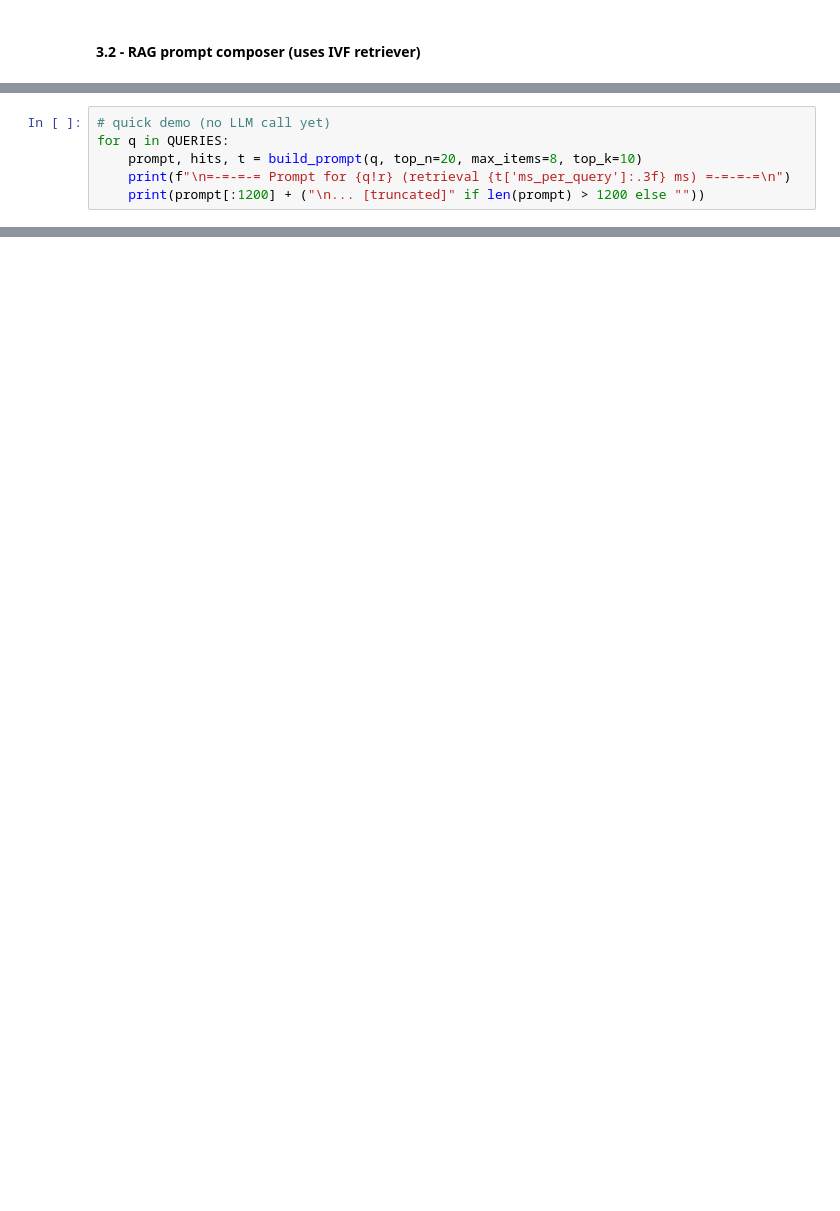
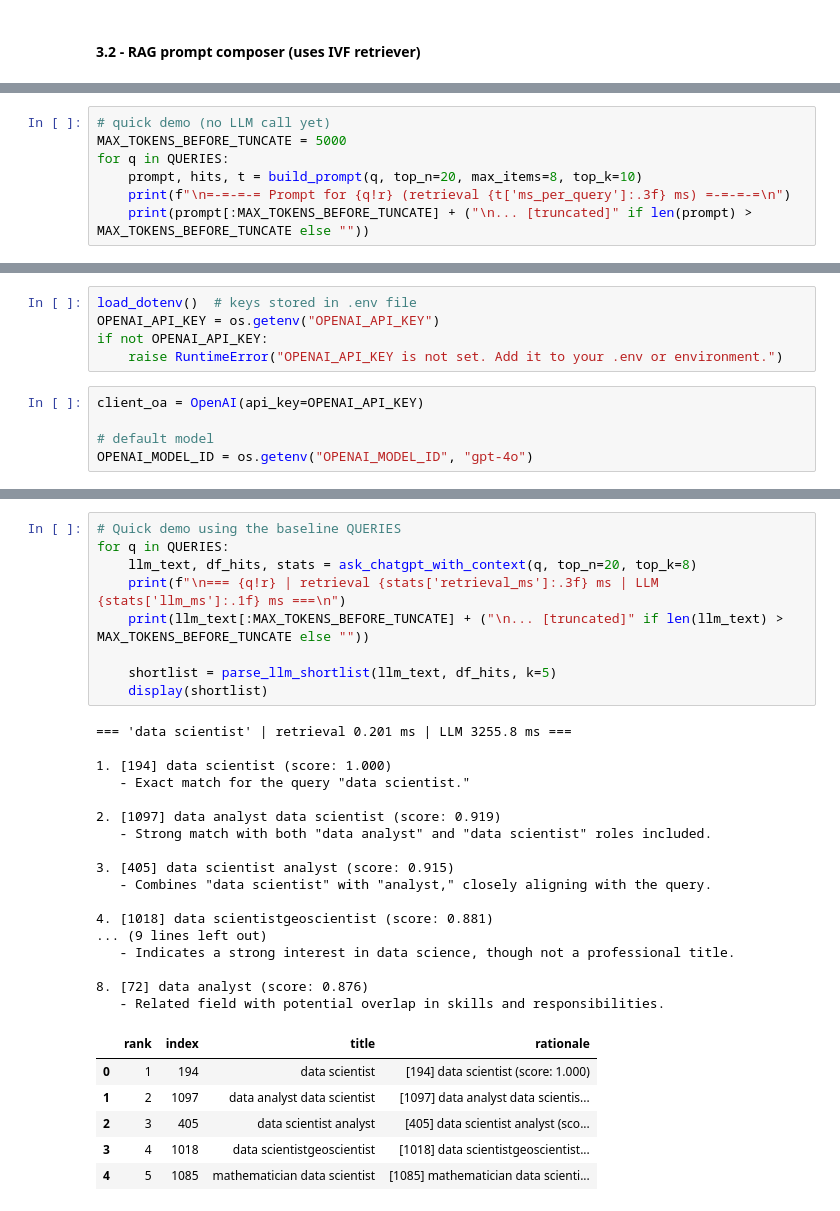
Before and after one commit to FederCO23/Potential_Talents_-_Yc1Y0PqXJsbGtBoy, a Jupyter notebook: Potential_Talents_part6.ipynb, the cells around one changed output, grey strips where cells are left out. Drawn from its saved outputs; the diff is of its cells as text; blank space fills up the shorter version.

Commit message:
Add RAG: retriever + prompt builder + OpenAI API connection and results parser

```diff
--- a/Potential_Talents_part6.ipynb
+++ b/Potential_Talents_part6.ipynb
@@ -665,8 +694,9 @@ def build_prompt(query: str, top_n: int = 20, max_items: int = 8, top_k: int = 1
     return prompt, df_hits, stats
 # %%
 # quick demo (no LLM call yet)
+MAX_TOKENS_BEFORE_TUNCATE = 5000
 for q in QUERIES:
     prompt, hits, t = build_prompt(q, top_n=20, max_items=8, top_k=10)
     print(f"\n=-=-=-= Prompt for {q!r} (retrieval {t['ms_per_query']:.3f} ms) =-=-=-=\n")
-    print(prompt[:1200] + ("\n... [truncated]" if len(prompt) > 1200 else ""))
+    print(prompt[:MAX_TOKENS_BEFORE_TUNCATE] + ("\n... [truncated]" if len(prompt) > MAX_TOKENS_BEFORE_TUNCATE else ""))
 # %% [output]
@@ -689,0 +725,10 @@ Task: Return the {top_k} best-matching titles with one-line rationale each.
+# %%
+load_dotenv()  # keys stored in .env file
+OPENAI_API_KEY = os.getenv("OPENAI_API_KEY")
+if not OPENAI_API_KEY:
+    raise RuntimeError("OPENAI_API_KEY is not set. Add it to your .env or environment.")
+# %%
+client_oa = OpenAI(api_key=OPENAI_API_KEY)
+
+# default model
+OPENAI_MODEL_ID = os.getenv("OPENAI_MODEL_ID", "gpt-4o")
@@ -689,0 +821,33 @@ Task: Return the {top_k} best-matching titles with one-line rationale each.
+# %%
+# Quick demo using the baseline QUERIES
+for q in QUERIES:
+    llm_text, df_hits, stats = ask_chatgpt_with_context(q, top_n=20, top_k=8)
+    print(f"\n=== {q!r} | retrieval {stats['retrieval_ms']:.3f} ms | LLM {stats['llm_ms']:.1f} ms ===\n")
+    print(llm_text[:MAX_TOKENS_BEFORE_TUNCATE] + ("\n... [truncated]" if len(llm_text) > MAX_TOKENS_BEFORE_TUNCATE else ""))
+
+    shortlist = parse_llm_shortlist(llm_text, df_hits, k=5)
+    display(shortlist)
+# %% [output]
+=== 'data scientist' | retrieval 0.201 ms | LLM 3255.8 ms ===
+
+1. [194] data scientist (score: 1.000)
+   - Exact match for the query "data scientist."
+
+2. [1097] data analyst data scientist (score: 0.919)
+   - Strong match with both "data analyst" and "data scientist" roles included.
+
+3. [405] data scientist analyst (score: 0.915)
+   - Combines "data scientist" with "analyst," closely aligning with the query.
+
+4. [1018] data scientistgeoscientist (score: 0.881)
+... (9 lines left out)
+   - Indicates a strong interest in data science, though not a professional title.
+
+8. [72] data analyst (score: 0.876)
+   - Related field with potential overlap in skills and responsibilities.
+|  | rank | index | title | rationale |
+| 0 | 1 | 194 | data scientist | [194] data scientist (score: 1.000) |
+| 1 | 2 | 1097 | data analyst data scientist | [1097] data analyst data scientis... |
+| 2 | 3 | 405 | data scientist analyst | [405] data scientist analyst (sco... |
+| 3 | 4 | 1018 | data scientistgeoscientist | [1018] data scientistgeoscientist... |
+| 4 | 5 | 1085 | mathematician data scientist | [1085] mathematician data scienti... |
```
Also changed, not shown: parts of 8 cells of this notebook.
